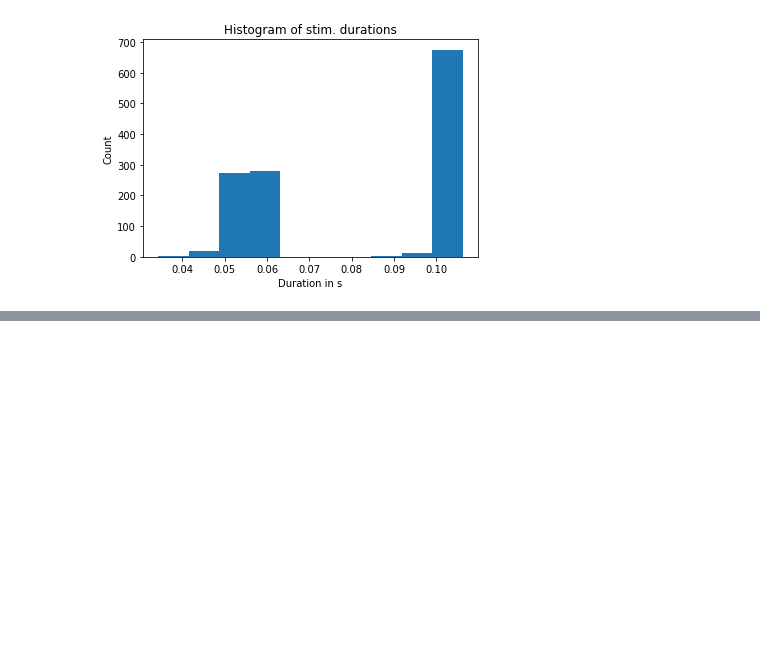
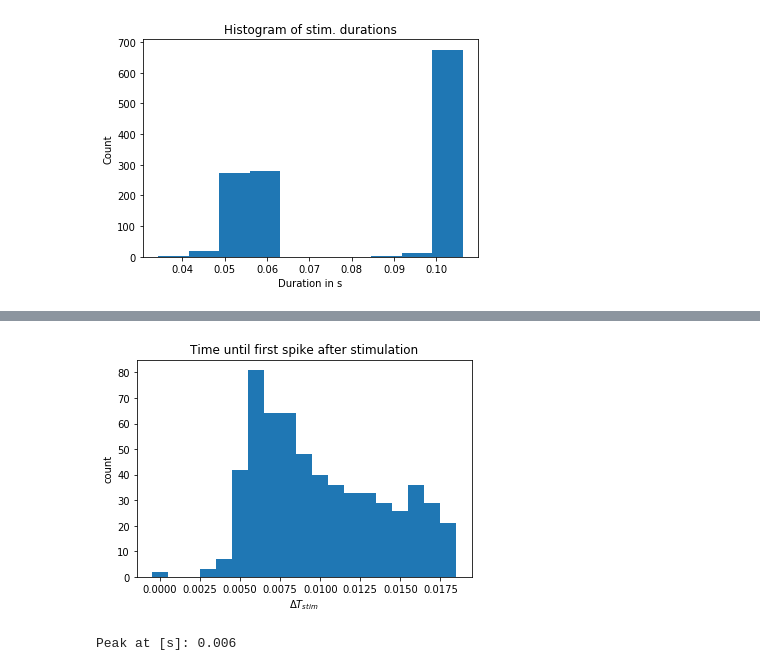
Before and after one commit to lepmik/causal-optogenetics-paper-data, a Jupyter notebook: Juxtacellular.ipynb, the cells around one changed output, grey strips where cells are left out. Drawn from its saved outputs; the diff is of its cells as text; code cells hidden in the pictures; blank space fills up the shorter version.

```diff
--- a/Juxtacellular.ipynb
+++ b/Juxtacellular.ipynb
@@ -40,15 +48,18 @@ for ses_i in ses['ses'][0]:
 
     unique_neuron_ids = np.unique(sesi_dict['ID'], axis=0)
     for neuron_id_i in unique_neuron_ids:
-        unit_i = neo.Unit(name=str(neuron_id_i),
+        unit_i = neo.Unit(name=str(list(neuron_id_i)),
                           electrode=neuron_id_i[0],
                           cluster=neuron_id_i[1])
 
         spkts_idcs = np.where((sesi_dict['ID']==neuron_id_i).all(axis=1))
         spkts = sesi_dict['times'][spkts_idcs]
-        spk_train = neo.SpikeTrain(times=spkts*pq.s,
-                                   t_start=np.min(spkts)*pq.s,
-                                   t_stop=np.max(spkts)*pq.s)
+        spkts = spkts.flatten()
+        spk_train = neo.SpikeTrain(times=spkts,
+                                   t_start=np.min(spkts),
+                                   t_stop=np.max(spkts),
+                                   units='s',
+                                   name=str(neuron_id_i))
         spk_train.unit = unit_i
         seg.spiketrains.append(spk_train)
         unit_i.spiketrains.append(spk_train)
@@ -60,7 +71,8 @@ for ses_i in ses['ses'][0]:
 
     epc = neo.Epoch(times=stim_start*pq.s,
                     durations=stim_dur*pq.s,
-                    name='Stim', descriptions=str(sesi_dict['juxta_ID']))
+                    name='Stim',
+                    description=sesi_dict['juxta_ID'])
     seg.epochs.append(epc)
     blk.segments.append(seg)
     blks.append(blk)
@@ -117,0 +206,15 @@ Not clear how to determine right latency values from those observations
+# %%
+H, bins = np.histogram(ltnc_onst, bins=np.arange(0., 0.02, 0.001))
+
+fig, ax = plt.subplots(1)
+ax.bar(bins[:-1], H, width=0.001)
+ax.set_xlabel(r'$\Delta T_{stim}$')
+ax.set_ylabel('count')
+ax.set_title('Time until first spike after stimulation')
+
+plt.show()
+
+print('Peak at [s]: ' + str(np.round(bins[np.argmax(H)], 3)))
+# %% [output]
+[figure, added]
+Peak at [s]: 0.006
```
Also changed, not shown: parts of 36 cells of this notebook.
